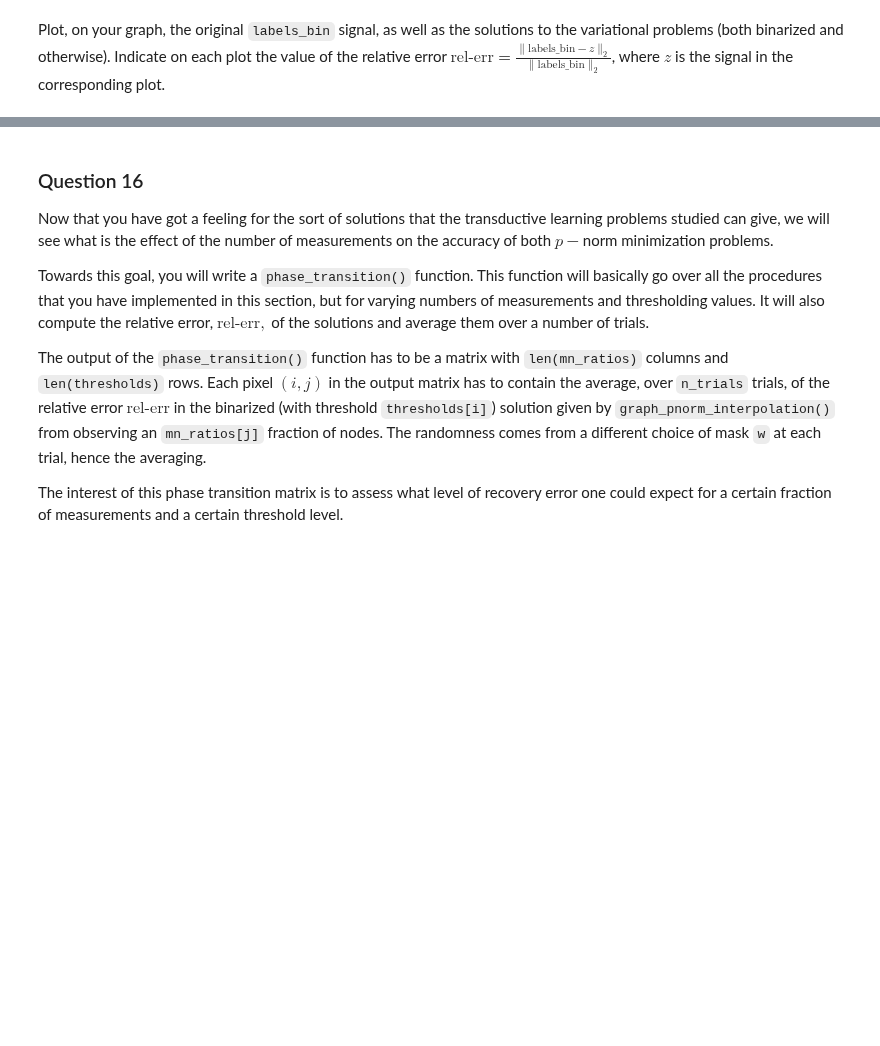
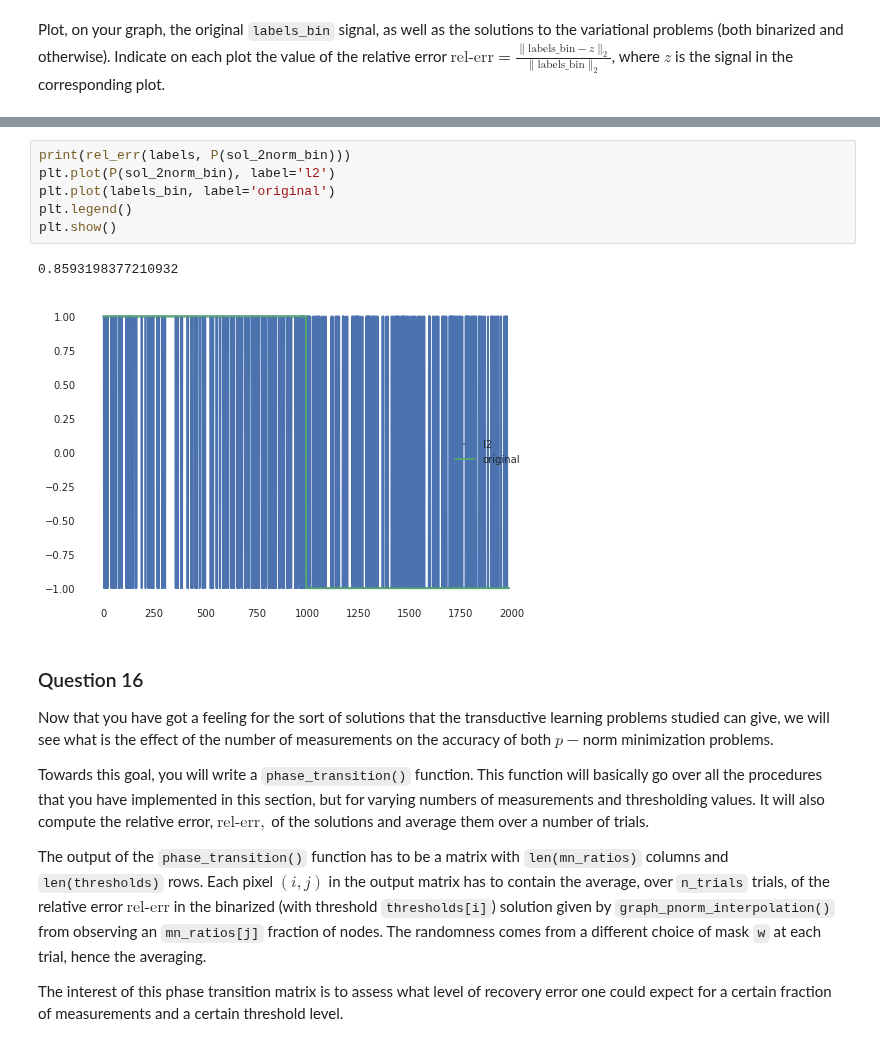
Before and after one commit to TTimTT/NTDS_Project, a Jupyter notebook: milestone_4/Tim_graph_signal_processing.ipynb, the cells around one changed output, grey strips where cells are left out. Drawn from its saved outputs; the diff is of its cells as text; blank space fills up the shorter version.

```diff
--- a/milestone_4/Tim_graph_signal_processing.ipynb
+++ b/milestone_4/Tim_graph_signal_processing.ipynb
@@ -617,3 +633,12 @@ Plot, on your graph, the original `labels_bin` signal, as well as the solutions
+# %%
+print(rel_err(labels, P(sol_2norm_bin)))
+plt.plot(P(sol_2norm_bin), label='l2')
+plt.plot(labels_bin, label='original')
+plt.legend()
+plt.show()
+# %% [output]
+0.8593198377210932
+[figure, added]
 # %% [markdown]
 ### Question 16
 
```
Also changed, not shown: parts of 15 cells of this notebook.
